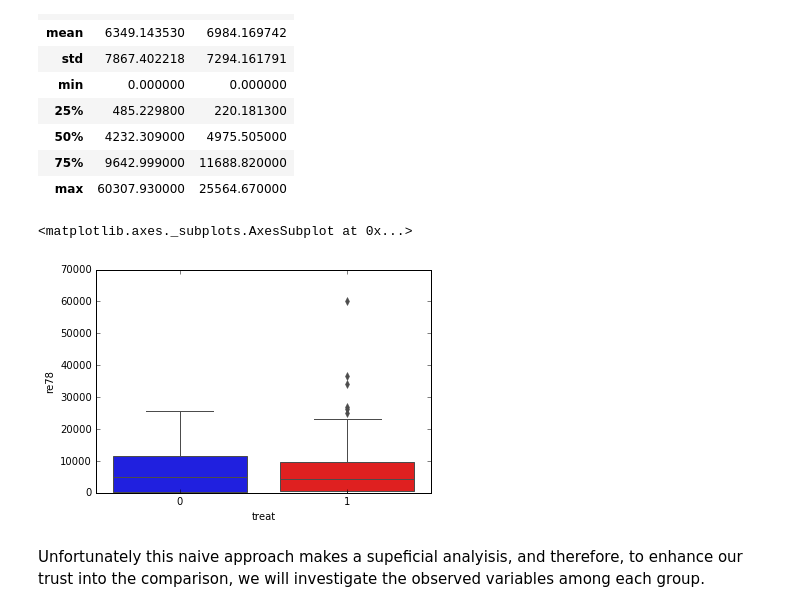
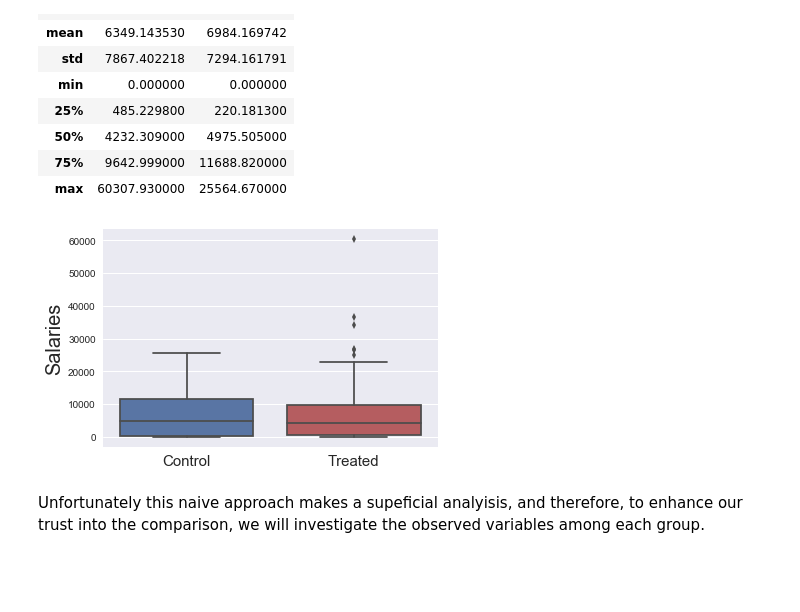
Before and after one commit to cgallay/Ada, a Jupyter notebook: Homework4/F_Homework4.ipynb, the cells around one changed output. Saved outputs shown, nothing was run; the diff lists cells and outputs as text; code cells hidden in the pictures; blank space fills up the shorter version.

```diff
--- a/Homework4/F_Homework4.ipynb
+++ b/Homework4/F_Homework4.ipynb
@@ -1,8 +1,6 @@
 # %%
 # imports
 import pandas as pd
-import os
-import calendar
 import numpy as np
 import seaborn as sns
 import matplotlib.pyplot as plt
@@ -12,3 +10,4 @@ warnings.filterwarnings("ignore")
 %matplotlib inline
 %reload_ext autoreload
 %autoreload 2
+sns.set(color_codes=True)
@@ -95,10 +92,13 @@ df_summary
 | max | 60307.930000 | 25564.670000 |
 # %%
 #Boxplot in order to visualize the mean, standard deviation and outsiders
-sns.boxplot(x="treat", y="re78", data=df_lalonde, palette = ["b","r"])
+box = sns.boxplot(x="treat", y="re78", data=df_lalonde, palette = ["b","r"])
+box.set_xticklabels(['Control', 'Treated'], fontsize=15)
+box.set_xlabel('')
+box.set_ylabel('Salaries', fontsize=20)
+plt.show()
 # %% [output]
-<matplotlib.axes._subplots.AxesSubplot at 0x...>
-[figure, old version]
+[figure, new version]
 # %% [markdown]
 Unfortunately this naive approach makes a supeficial analyisis, and therefore, to enhance our trust into the comparison, we will investigate the observed variables among each group.
 # %% [markdown]
```
Also changed, not shown: parts of 18 cells of this notebook.
